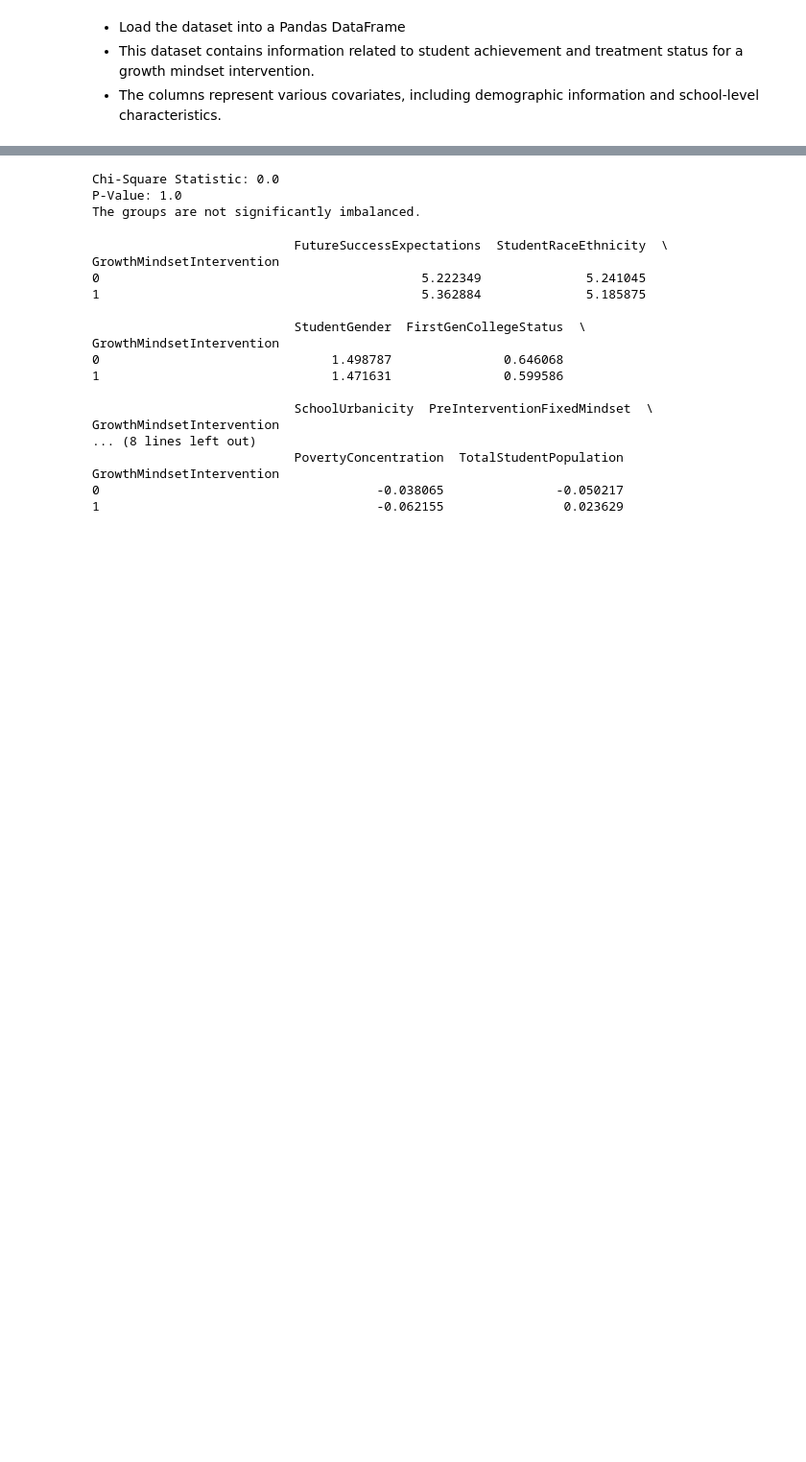
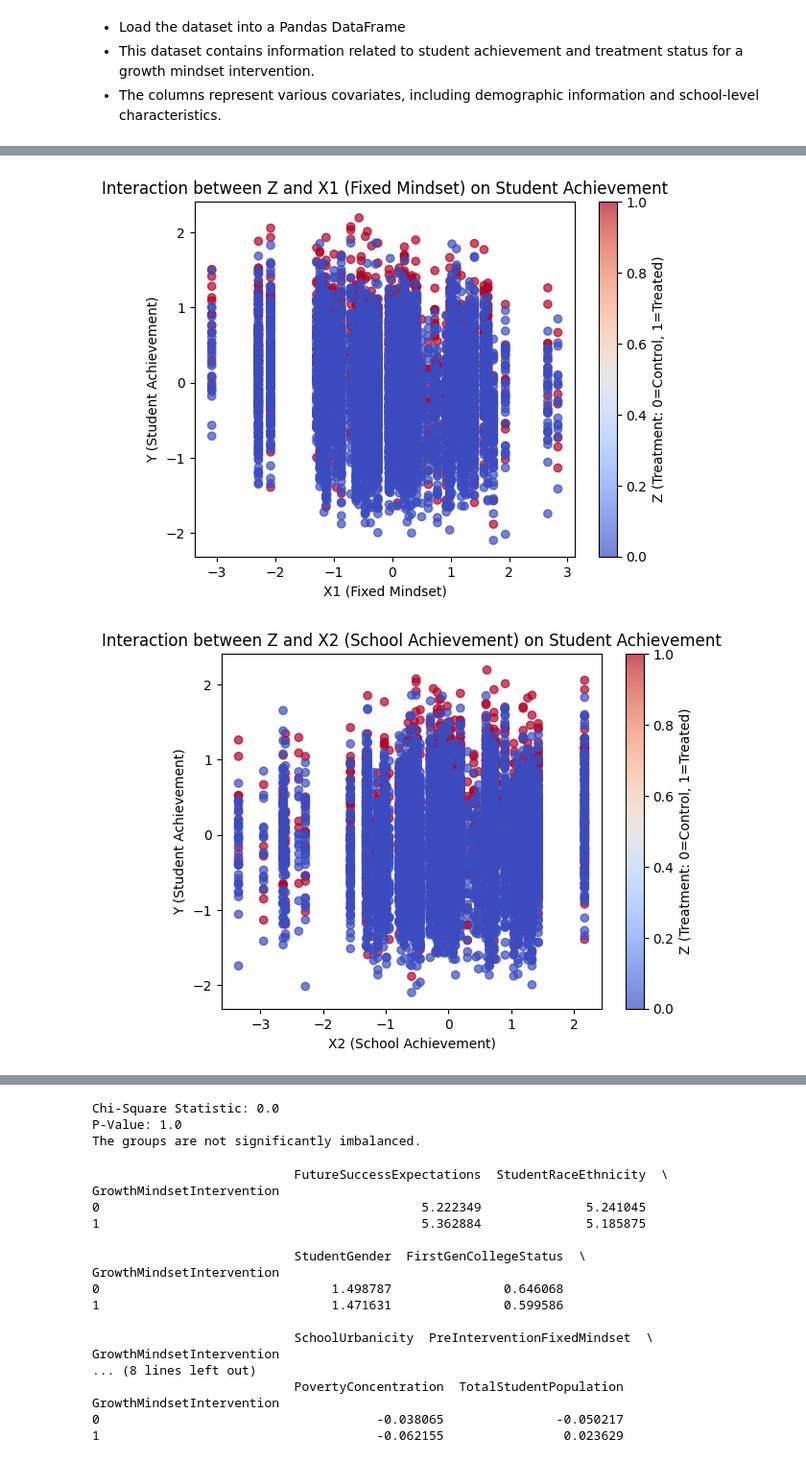
Before and after one commit to lily01awasthi/CATE_Estimation_using_Meta_Learners, a Jupyter notebook: notebooks/Understanding the data.ipynb, the cells around one changed output, grey strips where cells are left out. Shown at 96% size. Cells and saved outputs as stored; diff of their text form; code cells hidden in the pictures; blank space fills up the shorter version.

```diff
--- a/notebooks/Understanding the data.ipynb
+++ b/notebooks/Understanding the data.ipynb
@@ -26,0 +187,26 @@ print(dataset.head())
+# %%
+# Visualizing Interaction Effects:
+import matplotlib.pyplot as plt
+import numpy as np
+
+# List of covariates to plot
+covariates = ['X1', 'X2', 'X3', 'X4', 'X5']
+covariate_names = [
+    'X1 (Fixed Mindset)',
+    'X2 (School Achievement)',
+    'X3 (Minority Composition)',
+    'X4 (Poverty Concentration)',
+    'X5 (Total Student Population)'
+]
+
+# Iterate over each covariate to create scatter plots
+for covariate, covariate_name in zip(covariates, covariate_names):
+    plt.scatter(dataset[covariate], dataset['Y'], c=dataset['Z'], cmap='coolwarm', alpha=0.7)
+    plt.title(f"Interaction between Z and {covariate_name} on Student Achievement")
+    plt.xlabel(covariate_name)
+    plt.ylabel('Y (Student Achievement)')
+    plt.colorbar(label='Z (Treatment: 0=Control, 1=Treated)')
+    plt.show()
+# %% [output]
+[figure, added]
+[figure, added]
```
Also changed, not shown: parts of 20 cells of this notebook, 2 other files.
